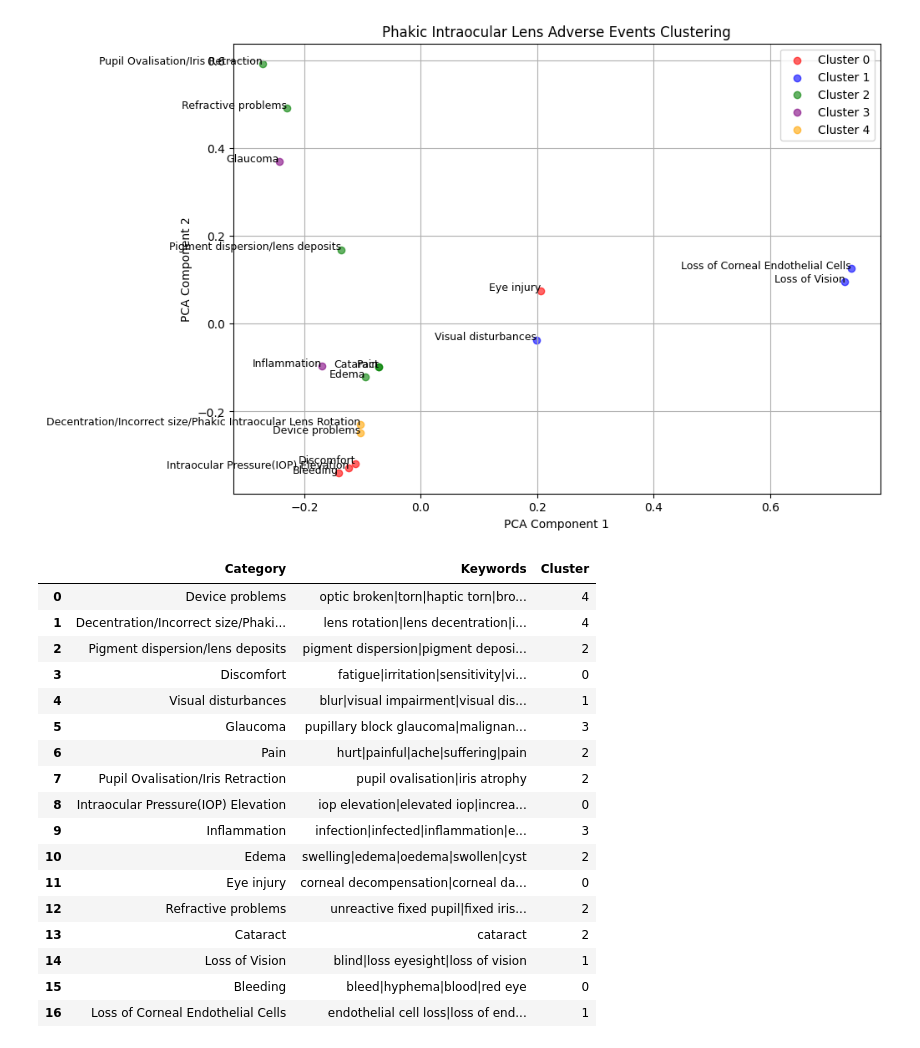
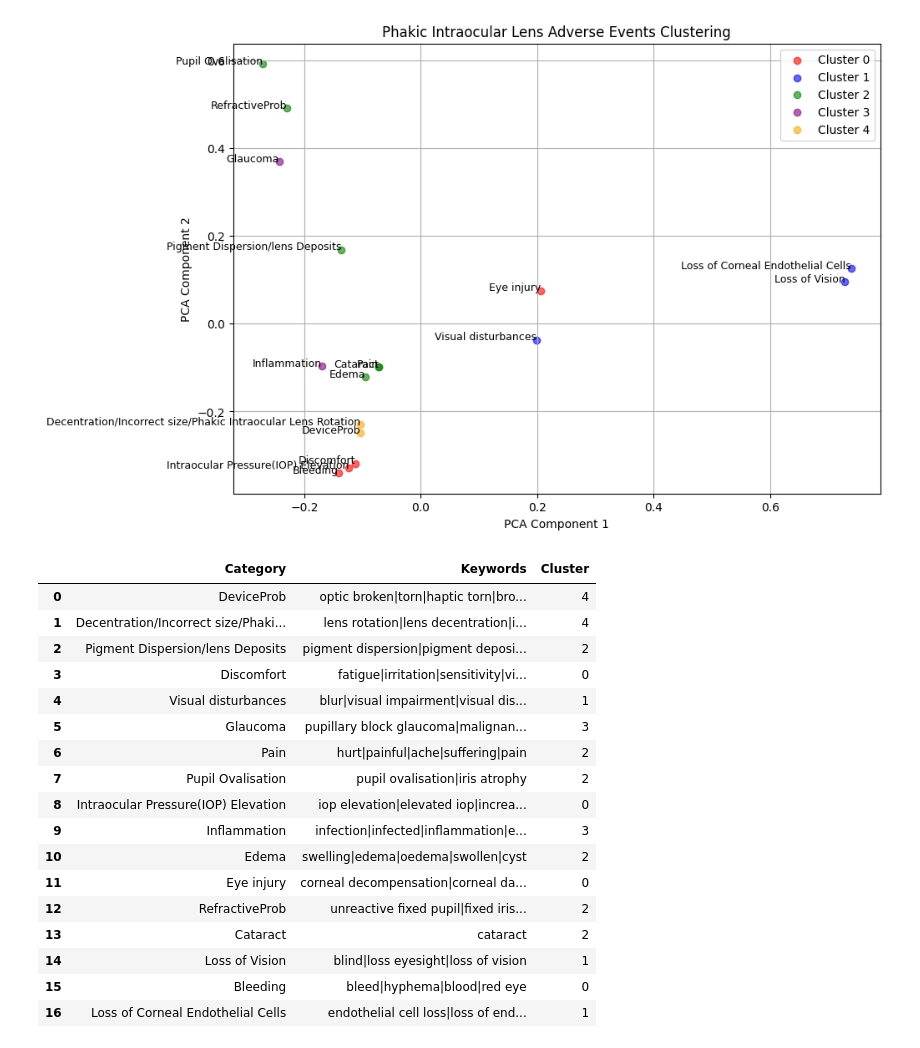
Before and after one commit to ManqiZhang0513/Data-science-research-part-A, a Jupyter notebook: K-means.ipynb, the cells around one changed output. Drawn from its saved outputs; the diff is of its cells as text; code cells hidden in the pictures.

```diff
--- a/K-means.ipynb
+++ b/K-means.ipynb
@@ -10,11 +10,11 @@ from sklearn.decomposition import PCA
 # Constructing structured data extracted from the image (removing the “Other” classification)
 data = {
     "Category": [
-        "Device problems", "Decentration/Incorrect size/Phakic Intraocular Lens Rotation",
-        "Pigment dispersion/lens deposits", "Discomfort", "Visual disturbances", "Glaucoma",
-        "Pain", "Pupil Ovalisation/Iris Retraction", "Intraocular Pressure(IOP) Elevation",
-        "Inflammation", "Edema", "Eye injury", "Refractive problems", "Cataract",
-        "Loss of Vision", "Bleeding", "Loss of Corneal Endothelial Cells"
+        "DeviceProb", "Decentration/Incorrect size/Phakic Intraocular Lens Rotation",
+    "Pigment Dispersion/lens Deposits", "Discomfort", "Visual disturbances", "Glaucoma",
+    "Pain", "Pupil Ovalisation", "Intraocular Pressure(IOP) Elevation",
+    "Inflammation", "Edema", "Eye injury", "RefractiveProb", "Cataract",
+    "Loss of Vision", "Bleeding", "Loss of Corneal Endothelial Cells"
     ],
     "Keywords": [
         "optic broken|torn|haptic torn|broke injection|diopter tore broke|break injection|was torn|lens tear|lens stuck|due to device",
@@ -44,52 +44,52 @@ df = pd.DataFrame(data)
 vectorizer = TfidfVectorizer(token_pattern=r'\b\w+\b')
 X = vectorizer.fit_transform(df["Keywords"])
 
 # Cluster analysis using K-Means
 num_clusters = 5  # Assumptions are divided into 5 major categories
 kmeans = KMeans(n_clusters=num_clusters, random_state=5)
 df['Cluster'] = kmeans.fit_predict(X)
 
 # Downscaling using PCA for easy visualization
 pca = PCA(n_components=2)
 X_pca = pca.fit_transform(X.toarray())
 
 # Plotting the clustering results
 plt.figure(figsize=(10, 7))
 colors = ['red', 'blue', 'green', 'purple', 'orange']
 for i in range(num_clusters):
     plt.scatter(X_pca[df['Cluster'] == i, 0], X_pca[df['Cluster'] == i, 1],
                 label=f'Cluster {i}', color=colors[i], alpha=0.6)
 
 # Add Tags
 for i, category in enumerate(df["Category"]):
     plt.text(X_pca[i, 0], X_pca[i, 1], category, fontsize=9, ha='right')
 
 plt.title("Phakic Intraocular Lens Adverse Events Clustering")
 plt.xlabel("PCA Component 1")
 plt.ylabel("PCA Component 2")
 plt.legend()
 plt.grid()
 plt.show()
 # %% [output]
-[figure, old version]
+[figure, new version]
 # %%
 from IPython.display import display
 display(df)
 # %% [output]
 |  | Category | Keywords | Cluster |
-| 0 | Device problems | optic broken|torn|haptic torn|bro... | 4 |
+| 0 | DeviceProb | optic broken|torn|haptic torn|bro... | 4 |
 | 1 | Decentration/Incorrect size/Phaki... | lens rotation|lens decentration|i... | 4 |
-| 2 | Pigment dispersion/lens deposits | pigment dispersion|pigment deposi... | 2 |
+| 2 | Pigment Dispersion/lens Deposits | pigment dispersion|pigment deposi... | 2 |
 | 3 | Discomfort | fatigue|irritation|sensitivity|vi... | 0 |
 | 4 | Visual disturbances | blur|visual impairment|visual dis... | 1 |
 | 5 | Glaucoma | pupillary block glaucoma|malignan... | 3 |
 | 6 | Pain | hurt|painful|ache|suffering|pain | 2 |
-| 7 | Pupil Ovalisation/Iris Retraction | pupil ovalisation|iris atrophy | 2 |
+| 7 | Pupil Ovalisation | pupil ovalisation|iris atrophy | 2 |
 | 8 | Intraocular Pressure(IOP) Elevation | iop elevation|elevated iop|increa... | 0 |
 | 9 | Inflammation | infection|infected|inflammation|e... | 3 |
 | 10 | Edema | swelling|edema|oedema|swollen|cyst | 2 |
 | 11 | Eye injury | corneal decompensation|corneal da... | 0 |
-| 12 | Refractive problems | unreactive fixed pupil|fixed iris... | 2 |
+| 12 | RefractiveProb | unreactive fixed pupil|fixed iris... | 2 |
 | 13 | Cataract | cataract | 2 |
 | 14 | Loss of Vision | blind|loss eyesight|loss of vision | 1 |
 | 15 | Bleeding | bleed|hyphema|blood|red eye | 0 |
```
